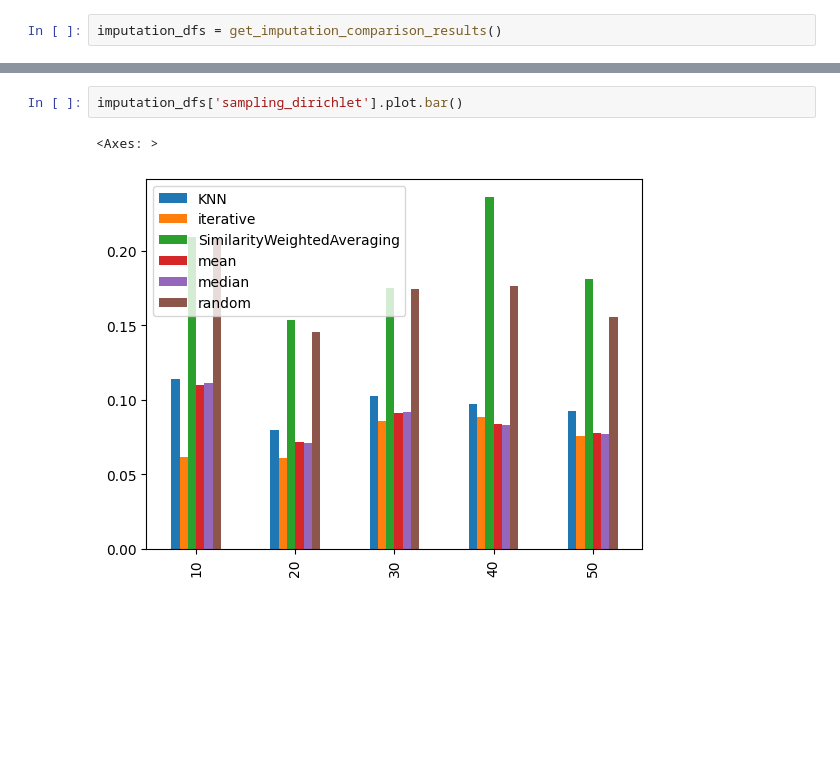
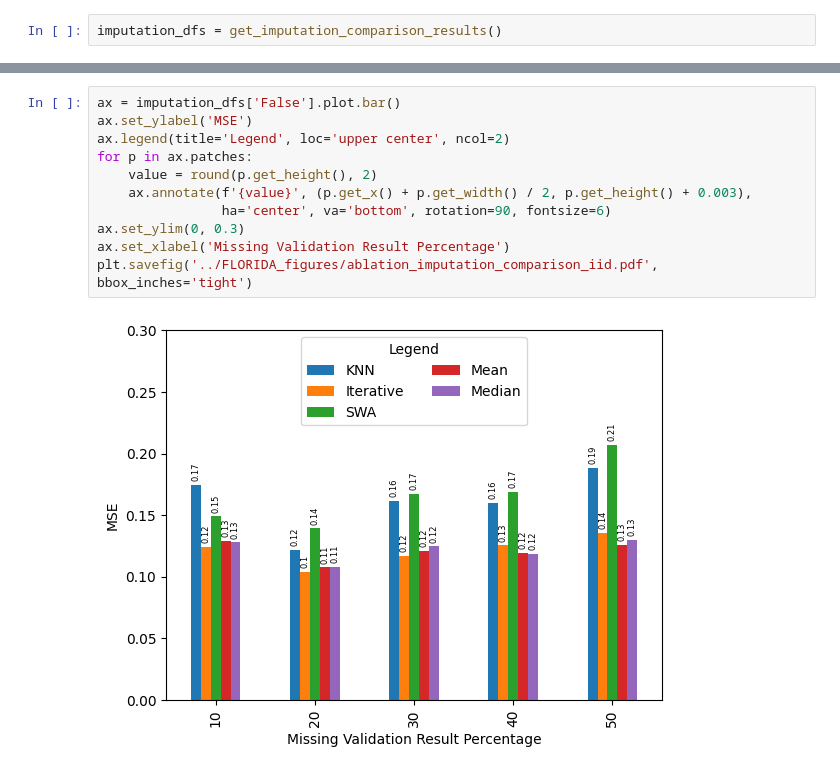
Before and after one commit to ehsanul9511/FLShield, a Jupyter notebook: plot_utils.ipynb, the cells around one changed output, grey strips where cells are left out. Saved outputs shown, nothing was run; the diff lists cells and outputs as text; blank space fills up the shorter version.

```diff
--- a/plot_utils.ipynb
+++ b/plot_utils.ipynb
@@ -172,5 +169,13 @@ imputation_dfs['one_class_expert'].plot.bar()
-# %%
-imputation_dfs['sampling_dirichlet'].plot.bar()
-# %% [output]
-<Axes: >
-[figure, removed]
+# %%
+ax = imputation_dfs['False'].plot.bar()
+ax.set_ylabel('MSE')
+ax.legend(title='Legend', loc='upper center', ncol=2)
+for p in ax.patches:
+    value = round(p.get_height(), 2)
+    ax.annotate(f'{value}', (p.get_x() + p.get_width() / 2, p.get_height() + 0.003),
+                ha='center', va='bottom', rotation=90, fontsize=6)
+ax.set_ylim(0, 0.3)
+ax.set_xlabel('Missing Validation Result Percentage')
+plt.savefig('../FLORIDA_figures/ablation_imputation_comparison_iid.pdf', bbox_inches='tight')
+# %% [output]
+[figure, added]
```
Also changed, not shown: parts of 6 cells of this notebook, 3 other files.
